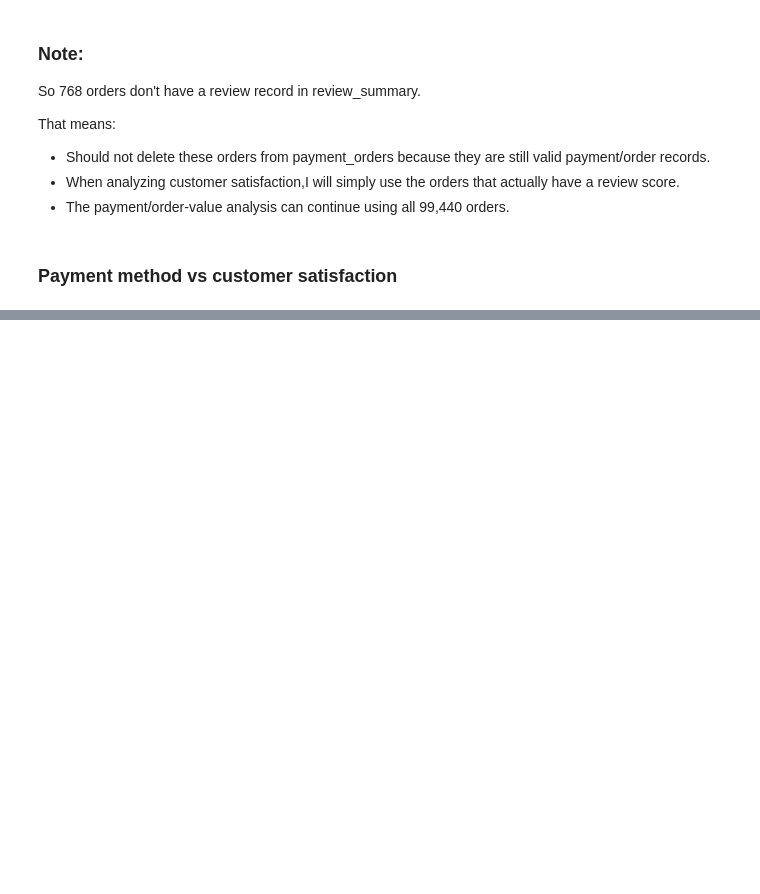
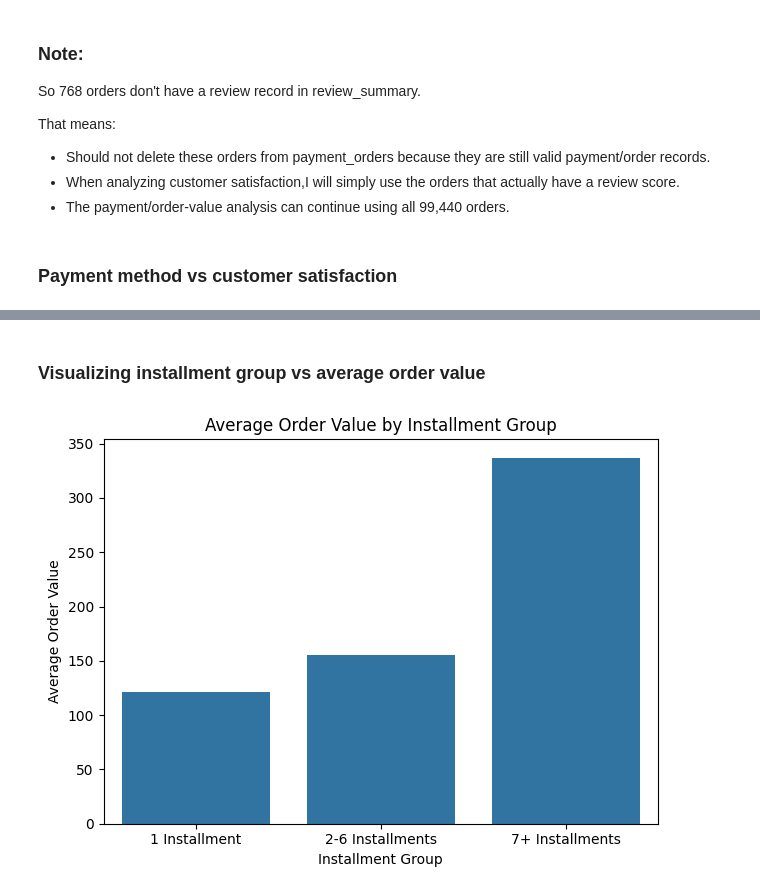
Before and after one commit to VishnuCodes96/olist-marketplace-analysis, a Jupyter notebook: notebooks/Olist_Marketplace_Performance_Customer_Experience_Analysis.ipynb, the cells around one changed output, grey strips where cells are left out. Drawn from its saved outputs; the diff is of its cells as text; code cells hidden in the pictures; blank space fills up the shorter version.

```diff
--- a/notebooks/Olist_Marketplace_Performance_Customer_Experience_Analysis.ipynb
+++ b/notebooks/Olist_Marketplace_Performance_Customer_Experience_Analysis.ipynb
@@ -2433,0 +2530,16 @@ That means:
+# %% [markdown]
+### Visualizing installment group vs average order value
+# %%
+sns.barplot(
+    data=installment_value_analysis,
+    x="installment_group",
+    y="order_value"
+)
+
+plt.xlabel("Installment Group")
+plt.ylabel("Average Order Value")
+plt.title("Average Order Value by Installment Group")
+plt.tight_layout()
+plt.show()
+# %% [output]
+[figure, added]
```
Also changed, not shown: parts of 14 cells of this notebook.
